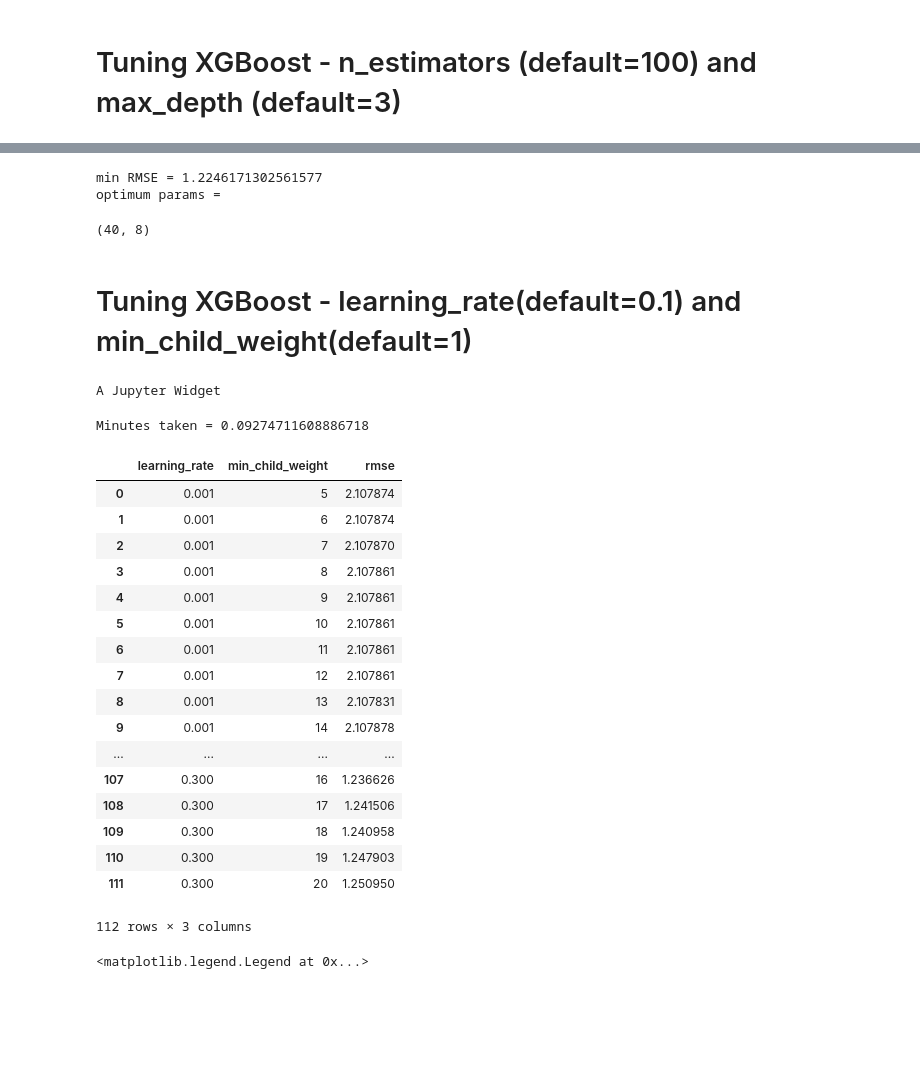
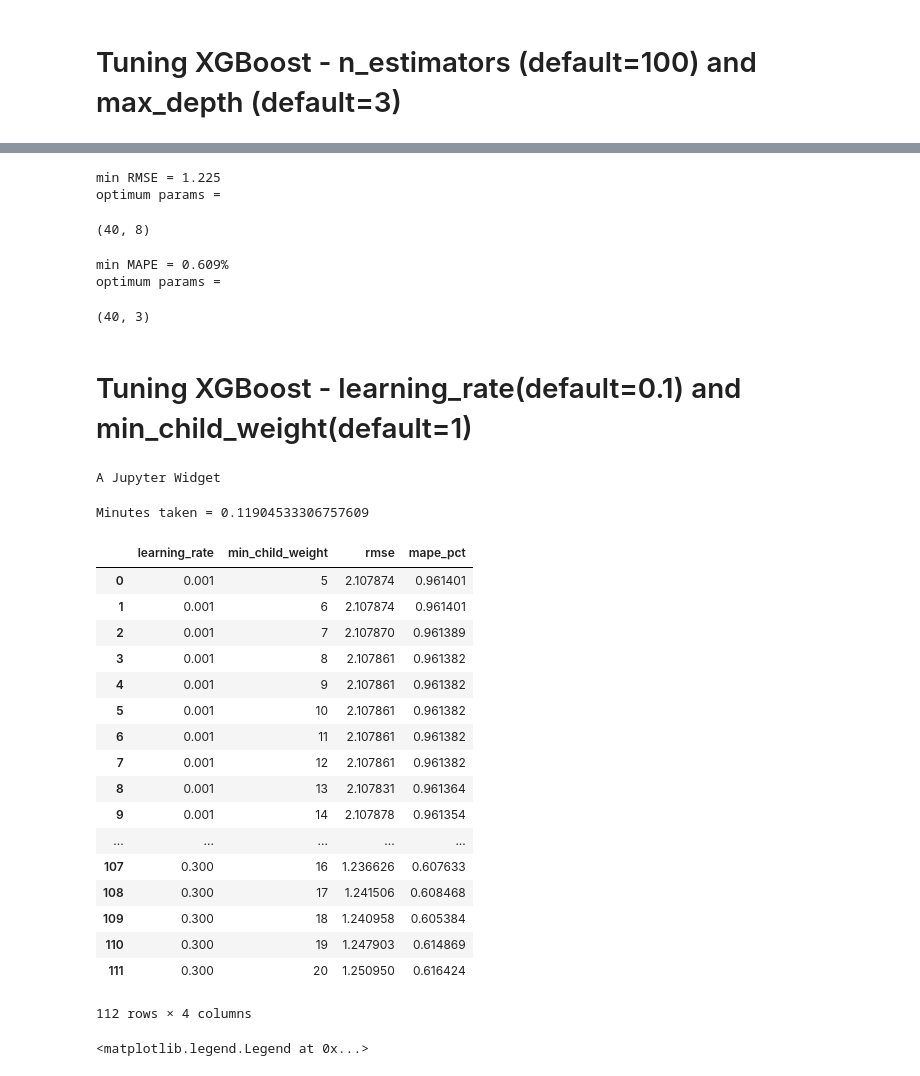
Before and after one commit to NGYB/Stocks, a Jupyter notebook: StockPricePrediction/StockPricePrediction_v1c_xgboost.ipynb, the cells around one changed output, grey strips where cells are left out. Drawn from its saved outputs; the diff is of its cells as text; code cells hidden in the pictures; blank space fills up the shorter version.

```diff
--- a/StockPricePrediction/StockPricePrediction_v1c_xgboost.ipynb
+++ b/StockPricePrediction/StockPricePrediction_v1c_xgboost.ipynb
@@ -89,6 +89,13 @@ def scale_row(row, feat_mean, feat_std):
 
     return row_scaled
 
+def get_mape(y_true, y_pred):
+    """
+    Compute mean absolute percentage error (MAPE)
+    """
+    y_true, y_pred = np.array(y_true), np.array(y_pred)
+    return np.mean(np.abs((y_true - y_pred) / y_true)) * 100
+
 def train_pred_eval_model(X_train_scaled, \
                           y_train_scaled, \
                           X_cv_scaled, \
@@ -107,7 +114,7 @@ def train_pred_eval_model(X_train_scaled, \
     '''
     Train model, do prediction, scale back to original range and do evaluation
     Use XGBoost here.
-    Returns rmse and predicted values
+    Returns rmse, mape and predicted values
     '''
 
     model = XGBRegressor(seed=model_seed,
@@ -129,8 +136,9 @@ def train_pred_eval_model(X_train_scaled, \
 
     # Calculate RMSE
     rmse = math.sqrt(mean_squared_error(y_cv, est))
+    mape = get_mape(y_cv, est)
 
-    return rmse, est
+    return rmse, mape, est
 # %% [markdown]
 # Load data
 # %%
@@ -747,14 +764,14 @@ param_list = range(10, 310, 10)
 param2_label = 'max_depth'
 param2_list = [2, 3, 4, 5, 6, 7, 8, 9]
 
-error_rate = {param_label: [] , param2_label: [], 'rmse': []}
+error_rate = {param_label: [] , param2_label: [], 'rmse': [], 'mape_pct': []}
 tic = time.time()
 for param in tqdm_notebook(param_list):
 #     print("param = " + str(param))
 
     for param2 in param2_list:
         # Train, predict and eval model
-        rmse, _ = train_pred_eval_model(X_train_scaled,
+        rmse, mape, _ = train_pred_eval_model(X_train_scaled,
                                      y_train_scaled,
                                      X_cv_scaled,
                                      y_cv,
@@ -774,6 +791,7 @@ for param in tqdm_notebook(param_list):
         error_rate[param_label].append(param)
         error_rate[param2_label].append(param2)
         error_rate['rmse'].append(rmse)
+        error_rate['mape_pct'].append(mape)
 
 error_rate = pd.DataFrame(error_rate)
 toc = time.time()
@@ -825,13 +843,23 @@ plt.legend(legend_list, loc='center left', bbox_to_anchor=(1.0, 0.5)) # position
 temp = error_rate[error_rate['rmse'] == error_rate['rmse'].min()]
 n_estimators_opt = temp['n_estimators'].values[0]
 max_depth_opt = temp['max_depth'].values[0]
-print("min RMSE = " + str(error_rate['rmse'].min()))
+print("min RMSE = %0.3f" % error_rate['rmse'].min())
 print("optimum params = ")
 n_estimators_opt, max_depth_opt
 # %% [output]
-min RMSE = 1.2246171302561577
+min RMSE = 1.225
 optimum params =
 (40, 8)
+# %%
+# Get optimum value for param and param2, using MAPE
+temp = error_rate[error_rate['mape_pct'] == error_rate['mape_pct'].min()]
+print("min MAPE = %0.3f%%" % error_rate['mape_pct'].min())
+print("optimum params = ")
+temp['n_estimators'].values[0], temp['max_depth'].values[0]
+# %% [output]
+min MAPE = 0.609%
+optimum params =
+(40, 3)
 # %% [markdown]
 # Tuning XGBoost - learning_rate(default=0.1) and min_child_weight(default=1)
 # %%
@@ -841,59 +869,60 @@ param_list = [0.001, 0.005, 0.01, 0.05, 0.1, 0.2, 0.3]
 param2_label = 'min_child_weight'
 param2_list = range(5, 21, 1)
 
-error_rate = {param_label: [] , param2_label: [], 'rmse': []}
+error_rate = {param_label: [] , param2_label: [], 'rmse': [], 'mape_pct': []}
 tic = time.time()
 for param in tqdm_notebook(param_list):
 #     print("param = " + str(param))
 
     for param2 in param2_list:
         # Train, predict and eval model
-        rmse, _ = train_pred_eval_model(X_train_scaled,
+        rmse, mape, _ = train_pred_eval_model(X_train_scaled,
                                      y_train_scaled,
                                      X_cv_scaled,
                                      y_cv,
                                      cv['adj_close_mean'],
                                      cv['adj_close_std'],
                                      seed=model_seed,
                                      n_estimators=n_estimators_opt,
                                      max_depth=max_depth_opt,
                                      learning_rate=param,
                                      min_child_weight=param2,
                                      subsample=subsample,
                                      colsample_bytree=colsample_bytree,
                                      colsample_bylevel=colsample_bylevel,
                                      gamma=gamma)
 
         # Collect results
         error_rate[param_label].append(param)
         error_rate[param2_label].append(param2)
         error_rate['rmse'].append(rmse)
+        error_rate['mape_pct'].append(mape)
 
 error_rate = pd.DataFrame(error_rate)
 toc = time.time()
 print("Minutes taken = " + str((toc-tic)/60.0))
 error_rate
 # %% [output]
 A Jupyter Widget
-Minutes taken = 0.09274711608886718
+Minutes taken = 0.11904533306757609
-|  | learning_rate | min_child_weight | rmse |
-| 0 | 0.001 | 5 | 2.107874 |
-| 1 | 0.001 | 6 | 2.107874 |
-| 2 | 0.001 | 7 | 2.107870 |
-| 3 | 0.001 | 8 | 2.107861 |
-| 4 | 0.001 | 9 | 2.107861 |
-| 5 | 0.001 | 10 | 2.107861 |
-| 6 | 0.001 | 11 | 2.107861 |
-| 7 | 0.001 | 12 | 2.107861 |
-| 8 | 0.001 | 13 | 2.107831 |
-| 9 | 0.001 | 14 | 2.107878 |
-| ... | ... | ... | ... |
-| 107 | 0.300 | 16 | 1.236626 |
-| 108 | 0.300 | 17 | 1.241506 |
-| 109 | 0.300 | 18 | 1.240958 |
-| 110 | 0.300 | 19 | 1.247903 |
-| 111 | 0.300 | 20 | 1.250950 |
+|  | learning_rate | min_child_weight | rmse | mape_pct |
+| 0 | 0.001 | 5 | 2.107874 | 0.961401 |
+| 1 | 0.001 | 6 | 2.107874 | 0.961401 |
+| 2 | 0.001 | 7 | 2.107870 | 0.961389 |
+| 3 | 0.001 | 8 | 2.107861 | 0.961382 |
+| 4 | 0.001 | 9 | 2.107861 | 0.961382 |
+| 5 | 0.001 | 10 | 2.107861 | 0.961382 |
+| 6 | 0.001 | 11 | 2.107861 | 0.961382 |
+| 7 | 0.001 | 12 | 2.107861 | 0.961382 |
+| 8 | 0.001 | 13 | 2.107831 | 0.961364 |
+| 9 | 0.001 | 14 | 2.107878 | 0.961354 |
+| ... | ... | ... | ... | ... |
+| 107 | 0.300 | 16 | 1.236626 | 0.607633 |
+| 108 | 0.300 | 17 | 1.241506 | 0.608468 |
+| 109 | 0.300 | 18 | 1.240958 | 0.605384 |
+| 110 | 0.300 | 19 | 1.247903 | 0.614869 |
+| 111 | 0.300 | 20 | 1.250950 | 0.616424 |
-112 rows × 3 columns
+112 rows × 4 columns
 # %%
 # Plot performance versus params
 rcParams['figure.figsize'] = 10, 8 # width 10, height 8
```
Also changed, not shown: parts of 16 cells of this notebook.
